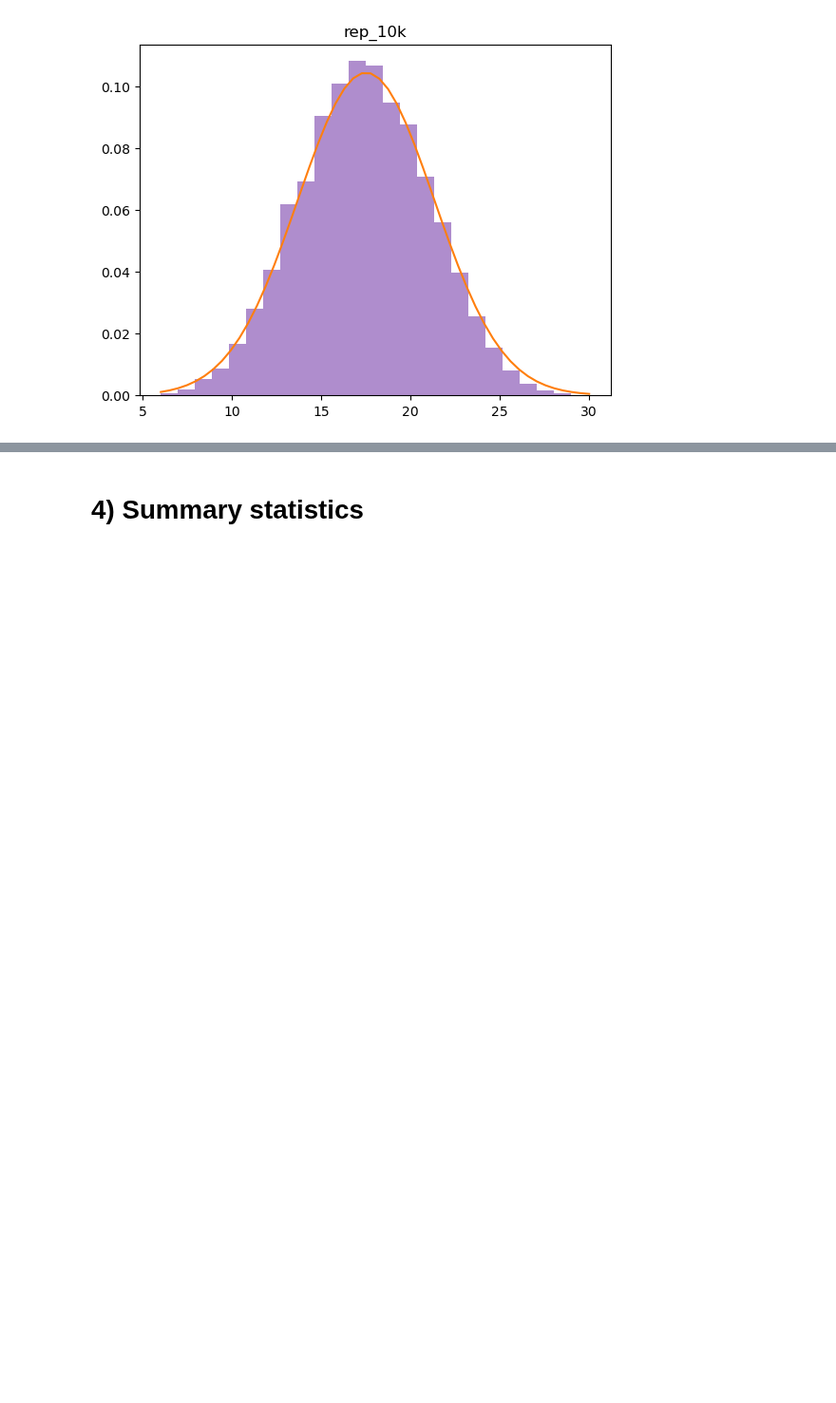
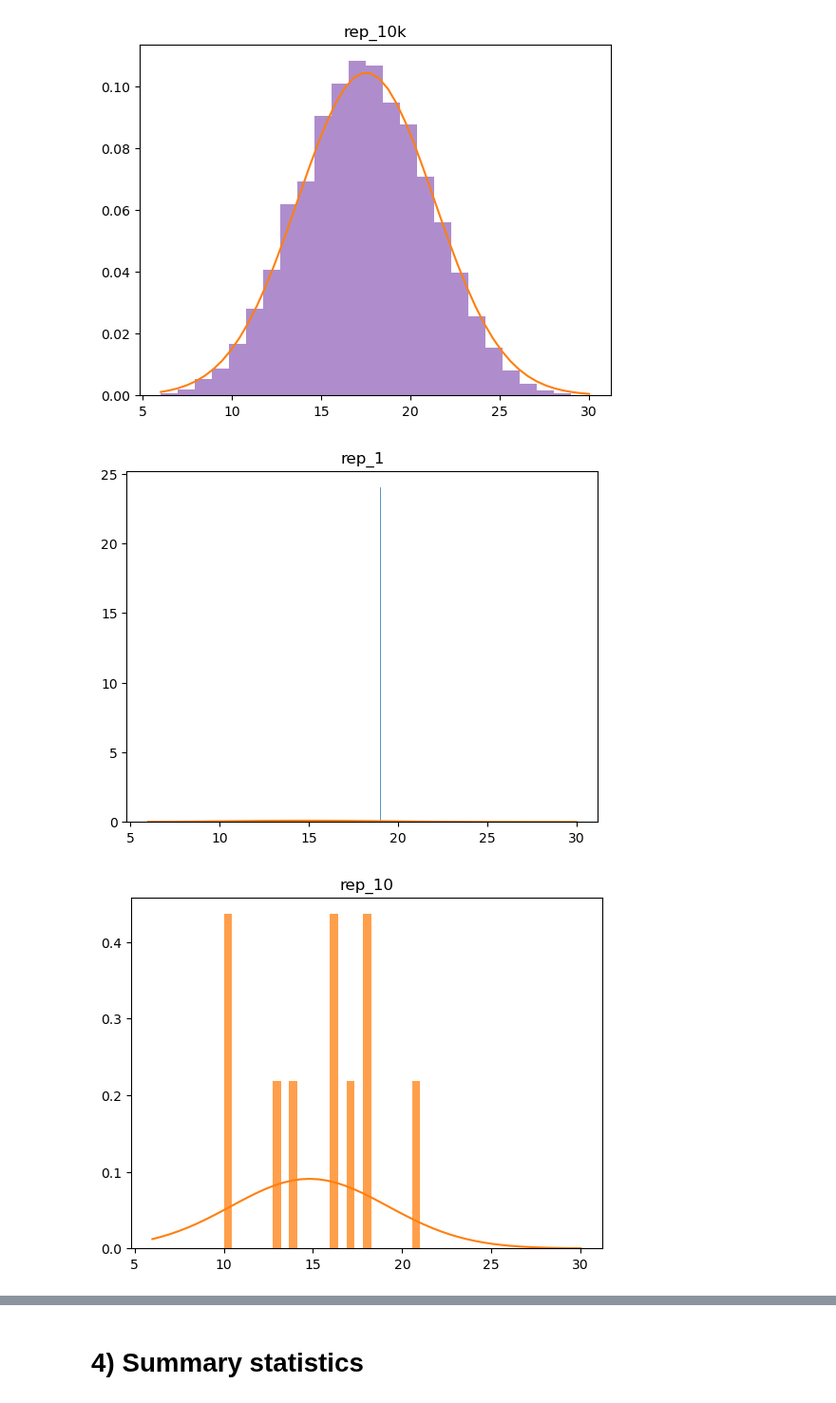
Before and after one commit to Matteo-Bellino/SMATEP_Project, a Jupyter notebook: exercises/Exercise1/Exercise1_BELLINO.ipynb, the cells around one changed output, grey strips where cells are left out. Shown at 95% size. Cells and saved outputs as stored; diff of their text form; code cells hidden in the pictures; blank space fills up the shorter version.

```diff
--- a/exercises/Exercise1/Exercise1_BELLINO.ipynb
+++ b/exercises/Exercise1/Exercise1_BELLINO.ipynb
@@ -248,3 +248,73 @@ for name, variable in rep.items():
 [figure]
 [figure]
 [figure]
+# %%
+# POINT 2
+import numpy as np
+import matplotlib.pyplot as plt
+import math as m
+N = 5
+np.random.seed(1235897)
+
+rep_1 = np.zeros(1) #Array containing the sum of the N dices over 1 repetition
+rep_10 = np.zeros(10)
+rep_100 = np.zeros(100)
+rep_1k = np.zeros(1000)
+rep_10k = np.zeros(10000)
+rep = {"rep_1":rep_1,"rep_10":rep_10,"rep_100":rep_100,"rep_1k":rep_1k,"rep_10k":rep_10k}
+colour = {"rep_1":"#1F77B4","rep_10":"#FF7F0E","rep_100":"#2CA02C","rep_1k":"#D62728","rep_10k":"#9467BD"}
+
+#I can simulate the distribution [0.37, 0.16, 0.10, 0.07, 0.11, 0.19] creating an array of 100 outcomes, out of which 37 are 1, 16 are 2... and then uniformly extract an index of such an array. The ordering inside the array shouldn't matter as long as the index is tryly random
+outcomes = np.zeros(100)
+unfairness = {"1":(1,37),"2":(2,16),"3":(3,10),"4":(4,7),"5":(5,11),"6":(6,19)} #the first element of the tuple is the outcome, the second is the probability*100
+i = 0
+for name, element in unfairness.items():
+    l = 0
+    while l<element[1]:
+        outcomes[i] = element[0]
+        #print(type(element[0]))
+        i += 1
+        l += 1
+#print(outcomes)
+
+#Now I can move on to the actual simulation
+for name,variable in rep.items():
+    l=0
+    while l<np.size(variable):
+        i=0
+        while i<N:
+            index = np.random.randint(0,np.size(outcomes))
+            variable[l] += outcomes[index]
+            i+=1
+        l+=1
+    #print(variable)
+
+#Now I can plot the results in the same way as before
+mu = 0; i=0
+while i<np.size(outcomes):
+    mu += outcomes[i]/np.size(outcomes)
+    i += 1
+#print(mu)
+var = 0; i=0
+while i<np.size(outcomes):
+    var += outcomes[i]**2/np.size(outcomes)
+    i += 1
+var = var-mu**2
+#print(var)
+
+x = np.linspace(6,30)
+y = np.zeros(np.size(x))
+for name, variable in rep.items():
+    plt.hist(variable, 24, density=1, facecolor=colour[name], alpha=0.75, ec="black")
+    plt.title(name)
+    i = 0
+    while i<np.size(x):
+        y[i] = 1/m.sqrt(2*m.pi)/m.sqrt(N*var)*m.exp(-1/2*(x[i]-N*mu)**2/N/var)
+        i += 1
+    plt.plot(x,y)
+    plt.show()
+
+#Similarly to point 1, the absence of any outcome 16 with 1k repetitions looks very weird
+# %% [output]
+[figure, added]
+[figure, added]
```
Also changed, not shown: parts of 1 cell of this notebook.
